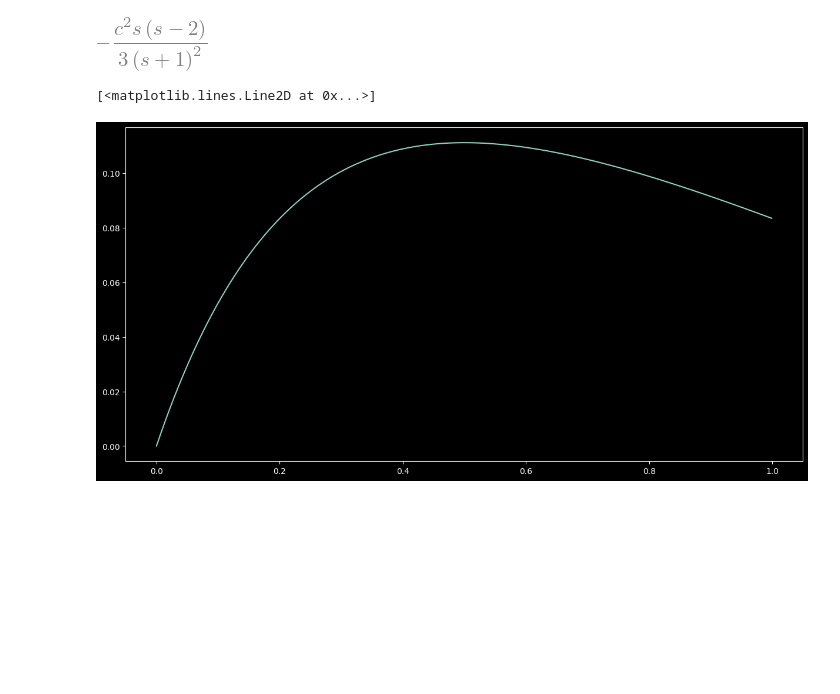
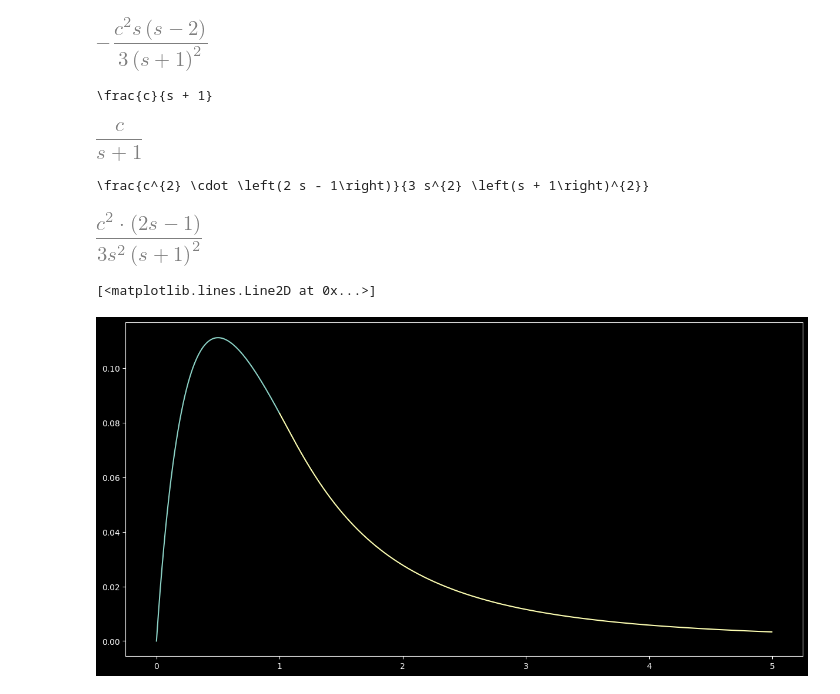
Before and after one commit to neuromorphicsystems/event_warping, a Jupyter notebook: analysis_1d.ipynb, the cells around one changed output. Saved outputs shown, nothing was run; the diff lists cells and outputs as text; code cells hidden in the pictures; blank space fills up the shorter version.

```diff
--- a/analysis_1d.ipynb
+++ b/analysis_1d.ipynb
@@ -55,16 +56,62 @@ variance
 # %% [output]
 - \frac{c^{2} s \left(s - 2\right)}{3 \left(s + 1\right)^{2}}
 [figure]
+# %%
+# c1 := s > 1
+
+# c, p in ]0, +oo[
+c, p = sympy.symbols("c p", real=True, positive=True)
+
+# s in ]1, +oo[
+s0 = sympy.symbols("s0", real=True, positive=True)
+s = s0 + 1
+
+f = sympy.Piecewise(
+    (0, p < 0),
+    (p * c / s, p < 1),
+    (c / s, p < s),
+    (c * (1 + s - p) / s, p < 1 + s),
+    (0, True),
+)
+
+mu_with_assumptions = sympy.integrate((f / (1 + s)).simplify(), (p, 0, 1 + s)).simplify()
+variance_with_assumptions = sympy.integrate(
+    (((f - mu_with_assumptions) ** 2) / (1 + s)).simplify(), (p, 0, 1 + s)
+).simplify()
+# %%
+# re-introduce variables to clear bindings
+s0, s = sympy.symbols("s0 s", real=True, positive=True)
+
+mu_c1 = mu_with_assumptions.subs(s0, s - 1).simplify()
+variance_c1 = variance_with_assumptions.subs(s0, s - 1).simplify().factor()
+# %%
+print(sympy.printing.latex(mu_c1))
+mu_c1
+# %% [output]
+\frac{c}{s + 1}
+[figure, added]
+# %%
+print(sympy.printing.latex(variance_c1))
+variance_c1
+# %% [output]
+\frac{c^{2} \cdot \left(2 s - 1\right)}{3 s^{2} \left(s + 1\right)^{2}}
+[figure, added]
 # %%
-variance_lambda = sympy.utilities.lambdify(s, variance.subs(c, 1.0))
+variance_c0_lambda = sympy.utilities.lambdify(s, variance_c0.subs(c, 1.0))
+variance_c1_lambda = sympy.utilities.lambdify(s, variance_c1.subs(c, 1.0))
 
-s_grid = numpy.linspace(0.0, 1.0, 1000, endpoint=False)
+s_grid_c0 = numpy.linspace(0.0, 1.0, 1000, endpoint=False)
+s_grid_c1 = numpy.linspace(1.0, 5.0, 1000, endpoint=False)
 
 figure, subplot = matplotlib.pyplot.subplots(layout="constrained")
 subplot.plot(
-    s_grid,
-    numpy.vectorize(variance_lambda)(s_grid),
+    s_grid_c0,
+    numpy.vectorize(variance_c0_lambda)(s_grid_c0),
 )
+subplot.plot(
+    s_grid_c1,
+    numpy.vectorize(variance_c1_lambda)(s_grid_c1),
+)
 # %% [output]
 [<matplotlib.lines.Line2D at 0x...>]
-[figure, old version]
+[figure, new version]
```
Also changed, not shown: parts of 5 cells of this notebook, 3 other files.
